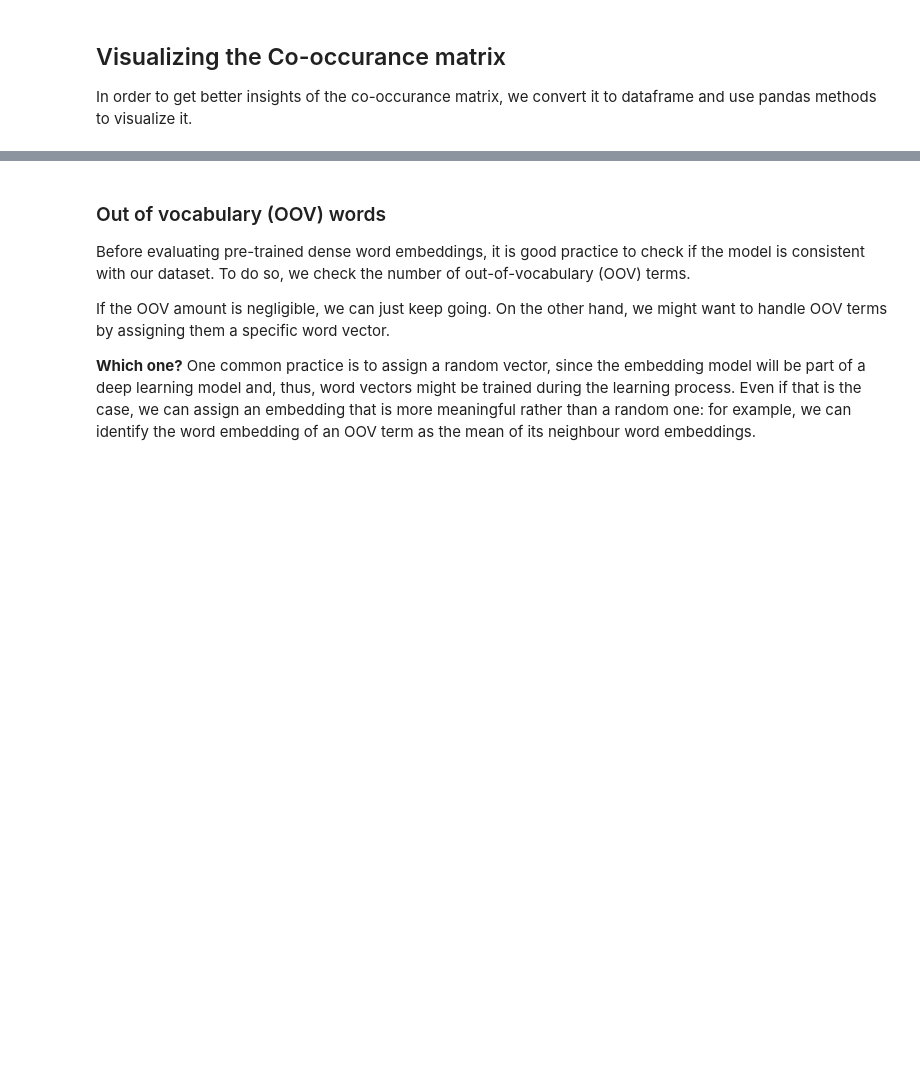
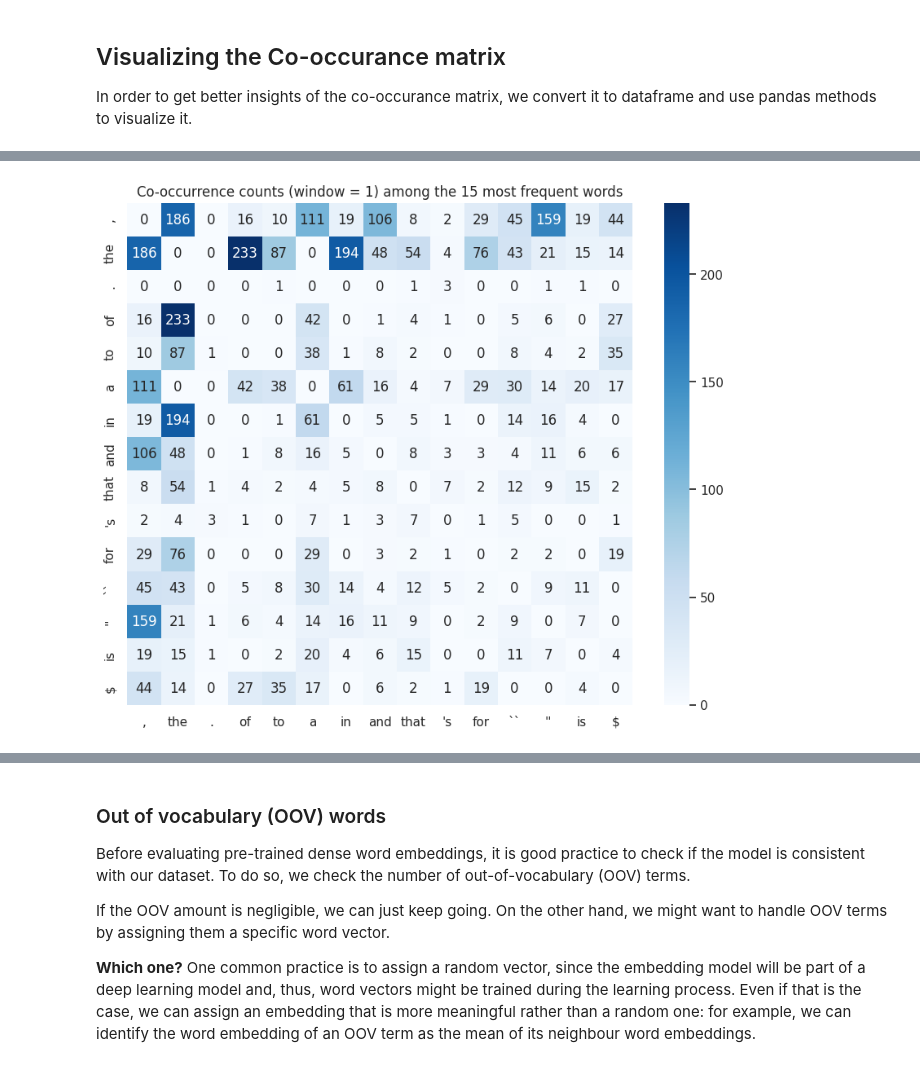
Before and after one commit to SHAMIK-97/NLP-POS_tagging, a Jupyter notebook: POS_tagging_Assignment_1.ipynb, the cells around one changed output, grey strips where cells are left out. Drawn from its saved outputs; the diff is of its cells as text; code cells hidden in the pictures; blank space fills up the shorter version.

```diff
--- a/POS_tagging_Assignment_1.ipynb
+++ b/POS_tagging_Assignment_1.ipynb
@@ -504,0 +1772,11 @@ embedding_model = load_embedding_model(embedding_model_type, embedding_dimension
+# %%
+# Co-occurrence counts among the 15 most frequent words (ids 2-16),
+# shown as a heatmap.
+top_words = [idx_to_word[i] for i in range(2, 17)]
+sub = df_train_co_occurance.loc[top_words, top_words].sparse.to_dense()
+plt.figure(figsize=(10, 8))
+sns.heatmap(sub, annot=True, fmt='d', cmap='Blues')
+plt.title('Co-occurrence counts (window = 1) among the 15 most frequent words')
+plt.show()
+# %% [output]
+[figure, added]
```
Also changed, not shown: parts of 80 cells of this notebook.
